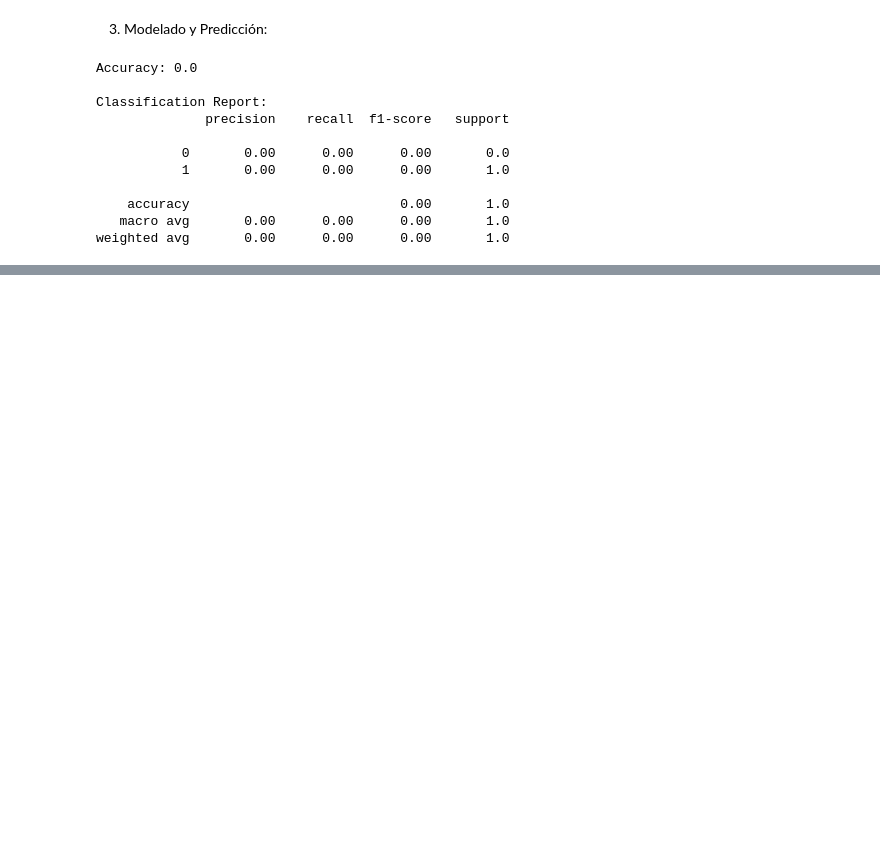
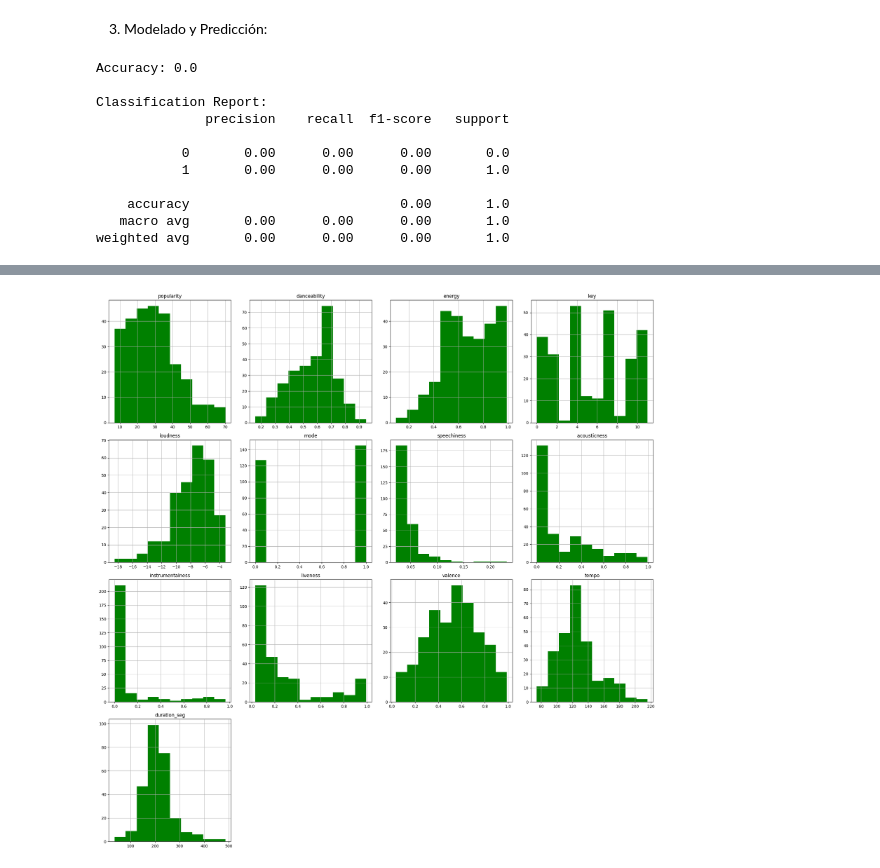
Before and after one commit to BrunoMenegozzo/DataScienceProyects, a Jupyter notebook: EjercicioConSpotify/Spotify.ipynb, the cells around one changed output, grey strips where cells are left out. Cells and saved outputs as stored; diff of their text form; code cells hidden in the pictures; blank space fills up the shorter version.

```diff
--- a/EjercicioConSpotify/Spotify.ipynb
+++ b/EjercicioConSpotify/Spotify.ipynb
@@ -187,0 +292,6 @@ weighted avg       0.00      0.00      0.00       1.0
+# %%
+df_spotify.hist(figsize=(20,20), color='green')
+plt.tight_layout()
+plt.show()
+# %% [output]
+[figure, added]
```
Also changed, not shown: parts of 11 cells of this notebook.
